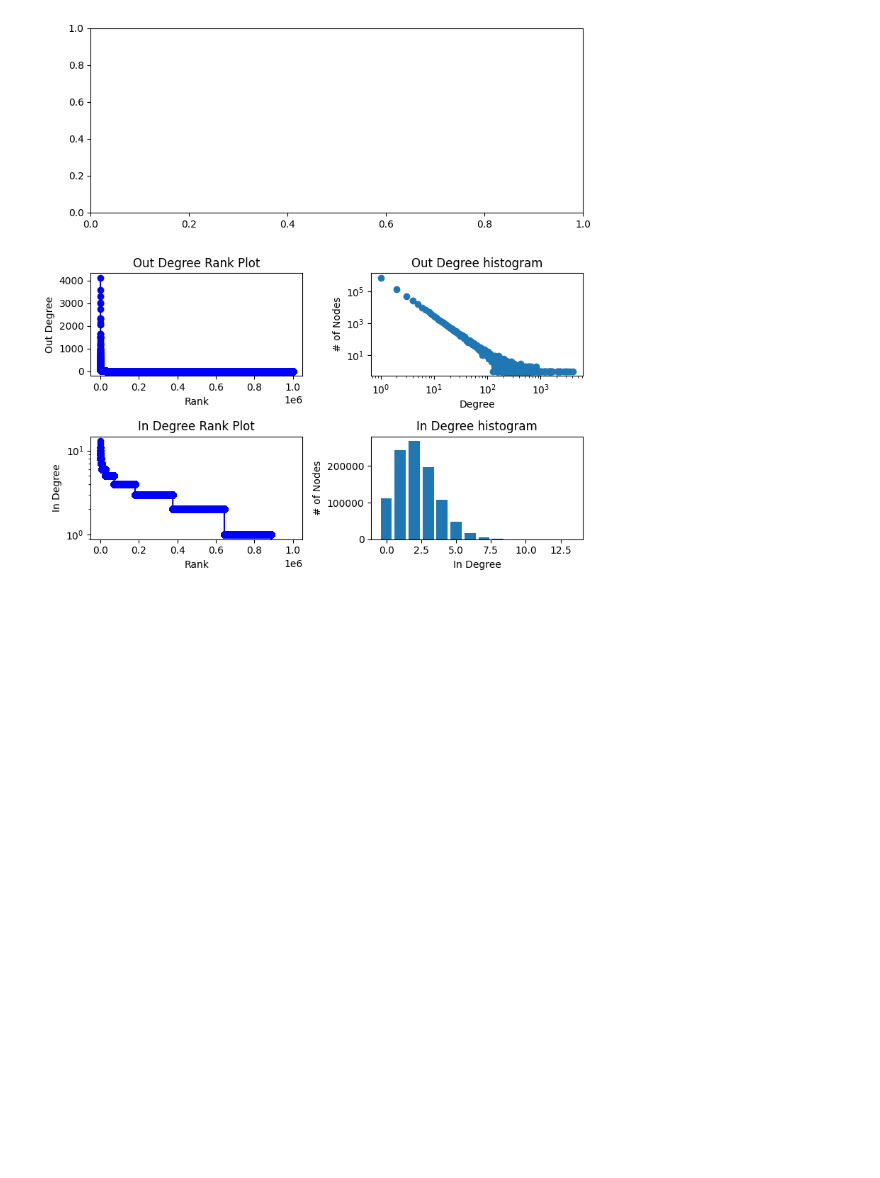
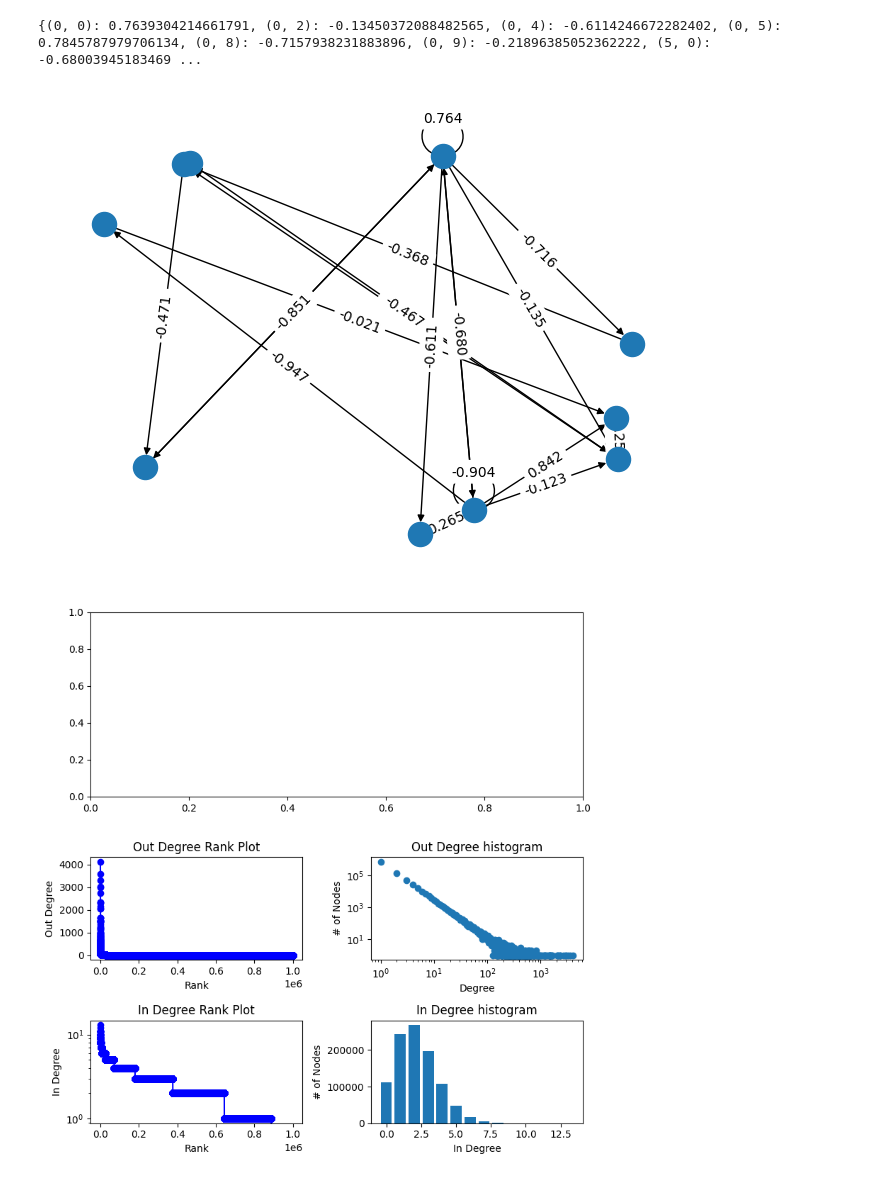
Before and after one commit to davidb2/boolean-threshold-network, a Jupyter notebook: notebooks/protobuf-check.ipynb, the cells around one changed output. Saved outputs shown, nothing was run; the diff lists cells and outputs as text; code cells hidden in the pictures; blank space fills up the shorter version.

```diff
--- a/notebooks/protobuf-check.ipynb
+++ b/notebooks/protobuf-check.ipynb
@@ -29,3 +70,12 @@ for edge in trajectories.network.edges:
+# %%
+pos = nx.spring_layout(G_perturbed, seed=0)
+nx.draw(G_perturbed, pos=pos)
+labels = nx.get_edge_attributes(G_perturbed, 'weight')
+print(labels)
+_ = nx.draw_networkx_edge_labels(G_perturbed, pos=pos, edge_labels={loc: f'{weight:.3f}' for loc, weight in labels.items()})
+# %% [output]
+{(0, 0): 0.7639304214661791, (0, 2): -0.13450372088482565, (0, 4): -0.6114246672282402, (0, 5): 0.7845787979706134, (0, 8): -0.7157938231883896, (0, 9): -0.21896385052362222, (5, 0): -0.68003945183469 ...
+[figure, added]
 # %%
 import matplotlib.pyplot as plt
 import numpy as np
```
Also changed, not shown: parts of 6 cells of this notebook, 13 other files.
